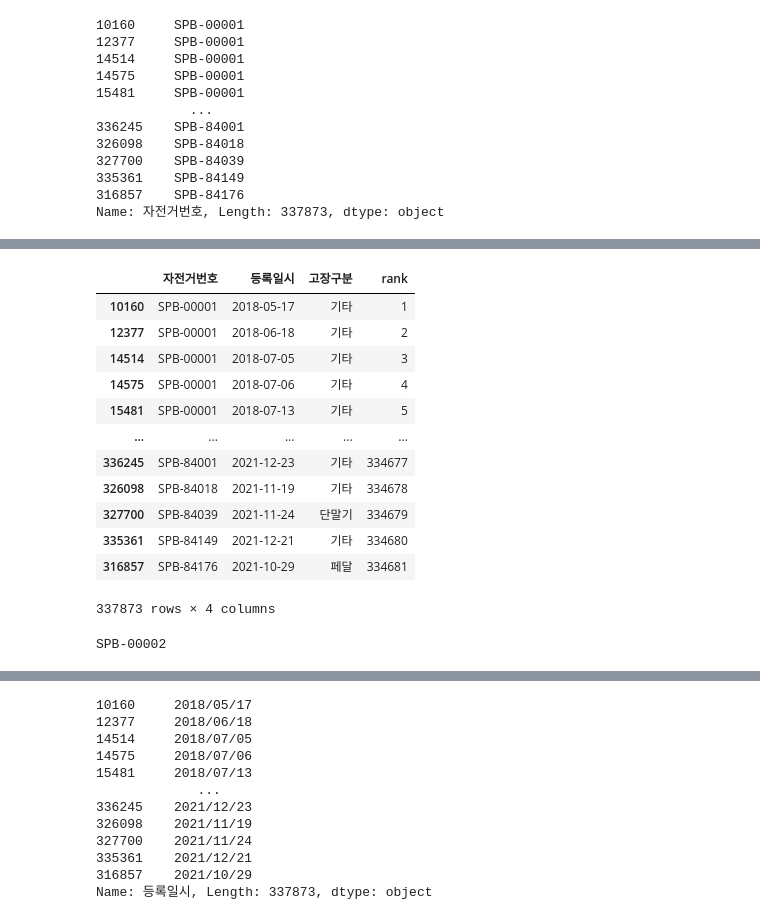
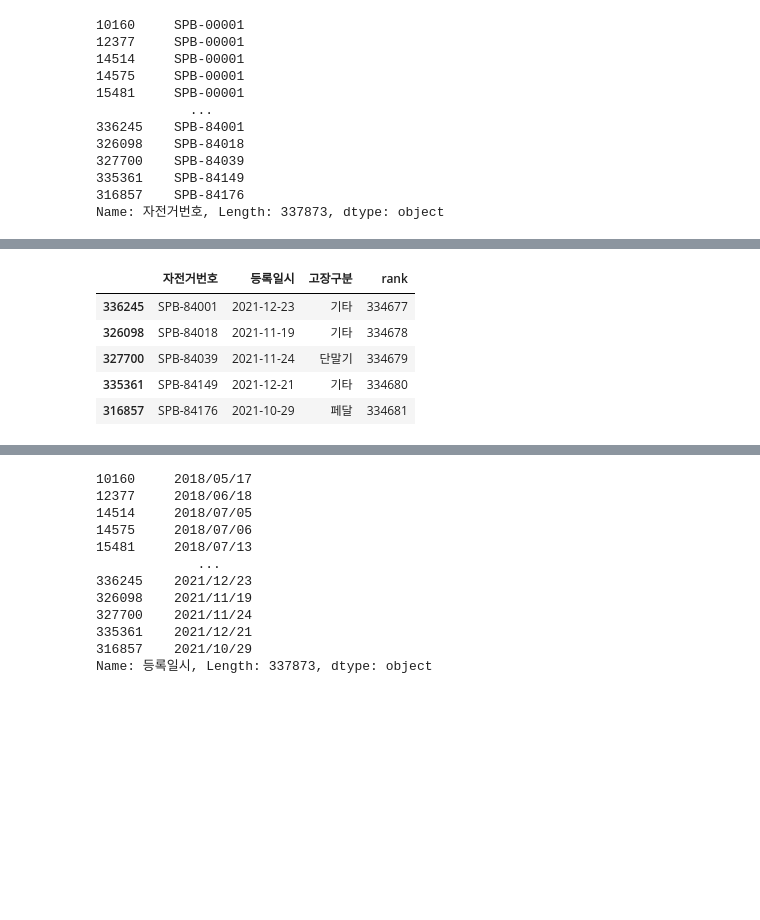
Before and after one commit to jwpark0625/ML_Project, a Jupyter notebook: 지현/breakdown_preprocessing.ipynb, the cells around one changed output, grey strips where cells are left out. Saved outputs shown, nothing was run; the diff lists cells and outputs as text; code cells hidden in the pictures; blank space fills up the shorter version.

```diff
--- a/지현/breakdown_preprocessing.ipynb
+++ b/지현/breakdown_preprocessing.ipynb
@@ -86,8 +103,0 @@ df_break = pd.read_csv('bike_breakdown.csv', encoding = 'cp949')
-# %%
-'''from sklearn.preprocessing import LabelEncoder
-
-le = LabelEncoder()
-df_break['고장구분'] = le.fit_transform(df_break['고장구분'])
-df_break['고장구분']
-
-'''
@@ -241,16 +236,9 @@ df_break.head(50)
 # %%
-df_break
+df_break.tail()
 # %% [output]
 |  | 자전거번호 | 등록일시 | 고장구분 | rank |
-| 10160 | SPB-00001 | 2018-05-17 | 기타 | 1 |
-| 12377 | SPB-00001 | 2018-06-18 | 기타 | 2 |
-| 14514 | SPB-00001 | 2018-07-05 | 기타 | 3 |
-| 14575 | SPB-00001 | 2018-07-06 | 기타 | 4 |
-| 15481 | SPB-00001 | 2018-07-13 | 기타 | 5 |
-| ... | ... | ... | ... | ... |
 | 336245 | SPB-84001 | 2021-12-23 | 기타 | 334677 |
 | 326098 | SPB-84018 | 2021-11-19 | 기타 | 334678 |
 | 327700 | SPB-84039 | 2021-11-24 | 단말기 | 334679 |
 | 335361 | SPB-84149 | 2021-12-21 | 기타 | 334680 |
 | 316857 | SPB-84176 | 2021-10-29 | 페달 | 334681 |
-337873 rows × 4 columns
@@ -262,6 +244,0 @@ df_break['diff'] = df_break['diff'].astype(str)
-# %%
-list = []
-list = df_break['자전거번호'].unique()
-print(list[1])
-# %% [output]
-SPB-00002
```
Also changed, not shown: parts of 94 cells of this notebook.
